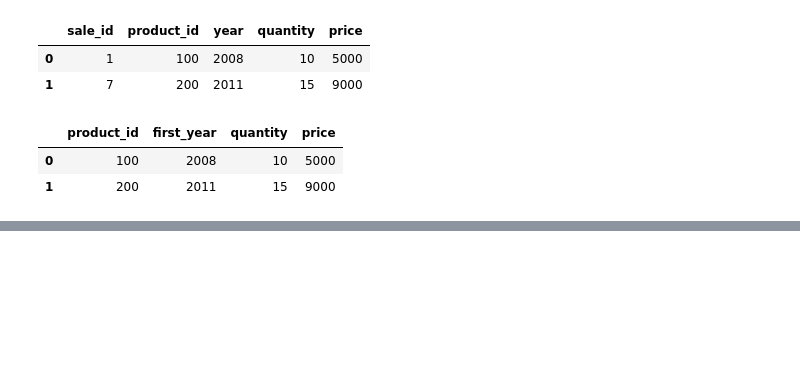
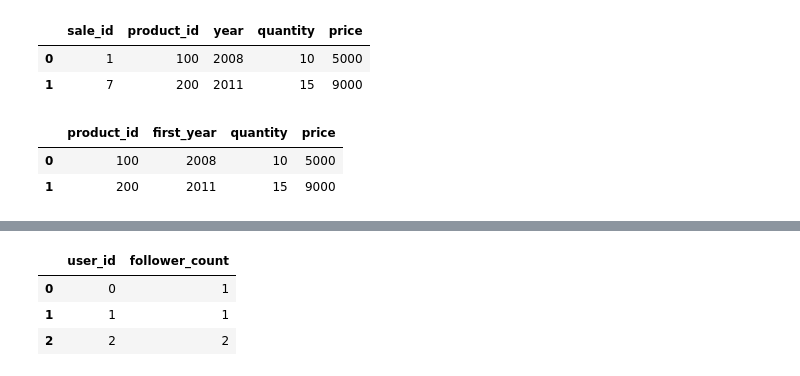
Before and after one commit to Swap-20/Leetcode-Pandas, a Jupyter notebook: Leetcode_Pandas.ipynb, the cells around one changed output, grey strips where cells are left out. Drawn from its saved outputs; the diff is of its cells as text; code cells hidden in the pictures; blank space fills up the shorter version.

```diff
--- a/Leetcode_Pandas.ipynb
+++ b/Leetcode_Pandas.ipynb
@@ -2491,0 +2509,8 @@ result
+# %%
+new = df.groupby('user_id')['follower_id'].count().reset_index(name='follower_count')
+new
+# %% [output]
+|  | user_id | follower_count |
+| 0 | 0 | 1 |
+| 1 | 1 | 1 |
+| 2 | 2 | 2 |
```
Also changed, not shown: parts of 2 cells of this notebook.
